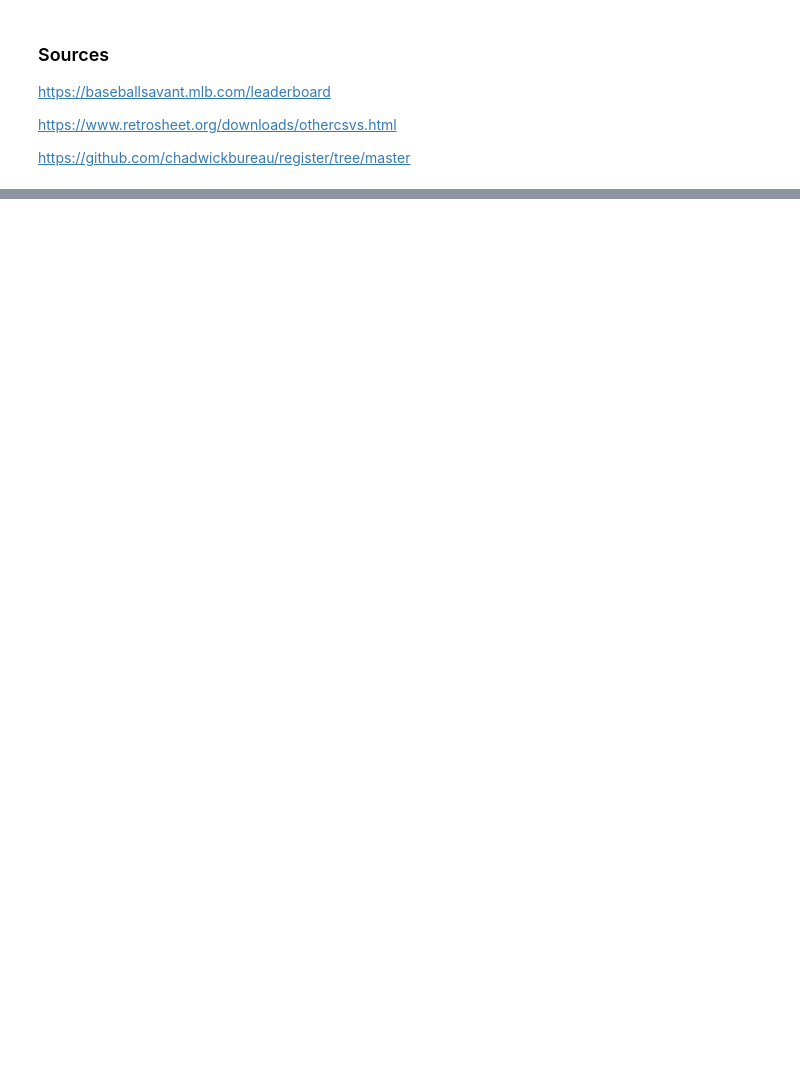
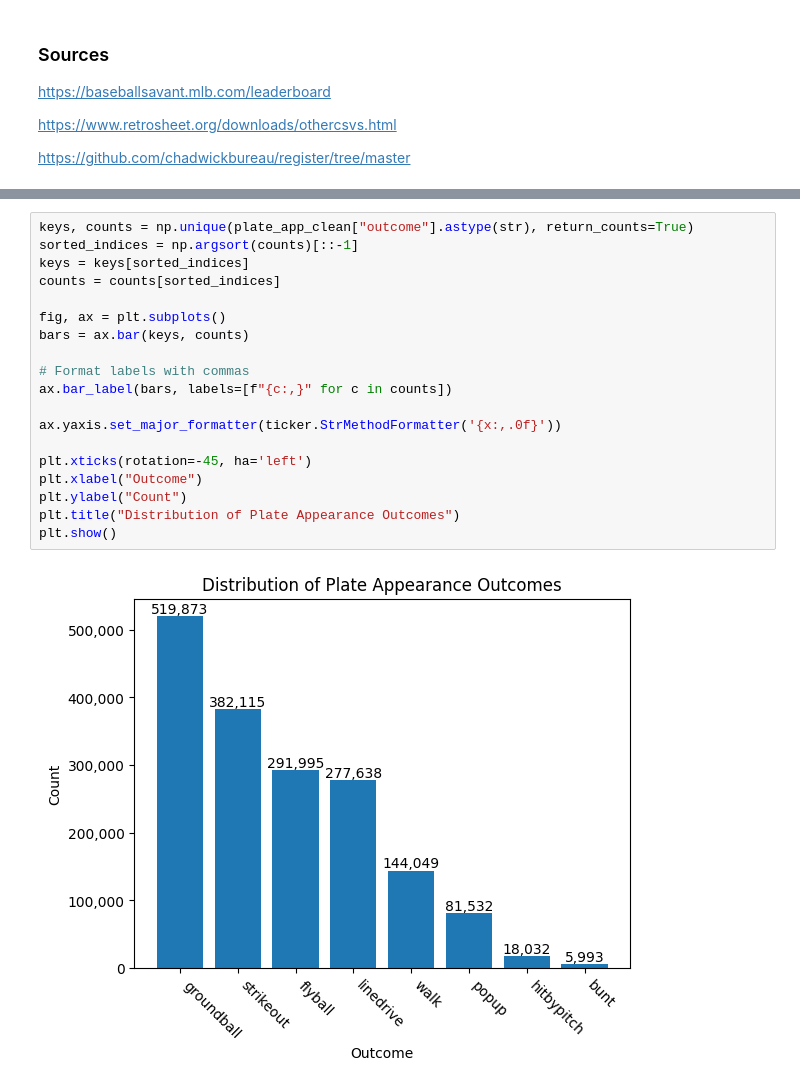
Before and after one commit to selah-dean/ms-thesis, a Jupyter notebook: csds446_project/eda.ipynb, the cells around one changed output, grey strips where cells are left out. Saved outputs shown, nothing was run; the diff lists cells and outputs as text; blank space fills up the shorter version.

```diff
--- a/csds446_project/eda.ipynb
+++ b/csds446_project/eda.ipynb
@@ -31,0 +250,21 @@ Number of unique retrosheet ids: 3776
+# %%
+keys, counts = np.unique(plate_app_clean["outcome"].astype(str), return_counts=True)
+sorted_indices = np.argsort(counts)[::-1]
+keys = keys[sorted_indices]
+counts = counts[sorted_indices]
+
+fig, ax = plt.subplots()
+bars = ax.bar(keys, counts)
+
+# Format labels with commas
+ax.bar_label(bars, labels=[f"{c:,}" for c in counts])
+
+ax.yaxis.set_major_formatter(ticker.StrMethodFormatter('{x:,.0f}'))
+
+plt.xticks(rotation=-45, ha='left')
+plt.xlabel("Outcome")
+plt.ylabel("Count")
+plt.title("Distribution of Plate Appearance Outcomes")
+plt.show()
+# %% [output]
+[figure, added]
```
Also changed, not shown: parts of 16 cells of this notebook, 10 other files.
